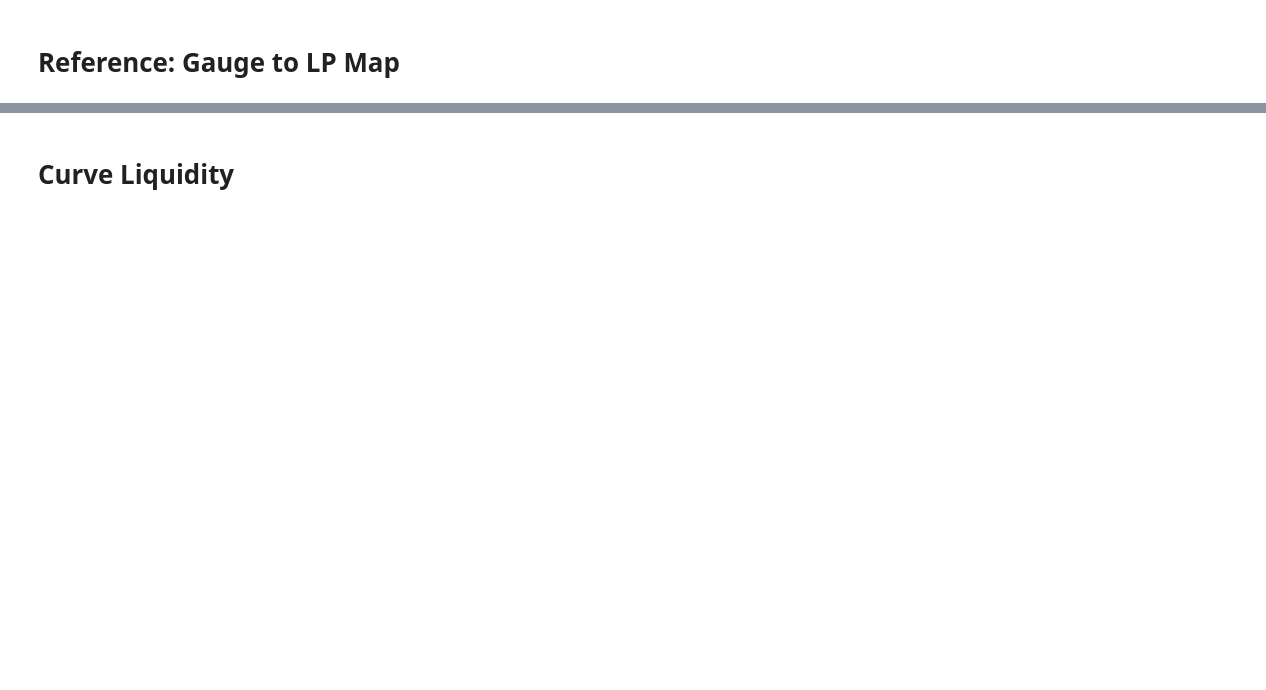
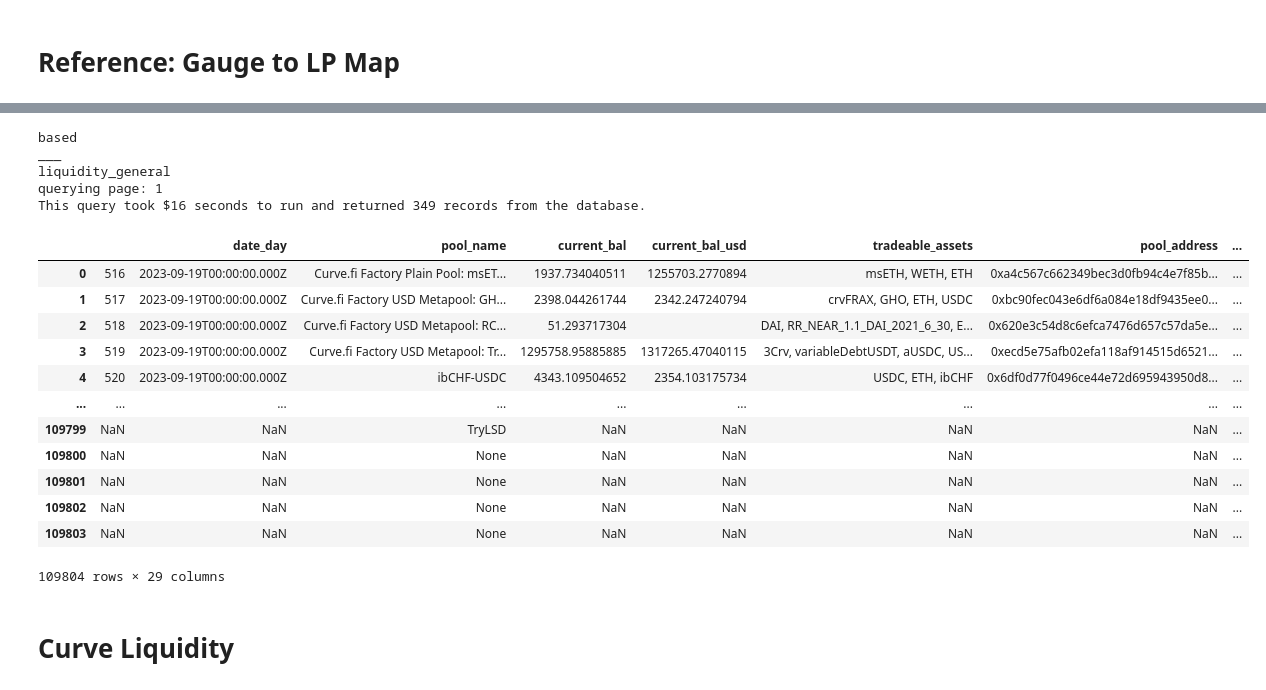
Before and after one commit to ExperimentsWithCode/Center-For-Llamas, a Jupyter notebook: load_data.ipynb, the cells around one changed output, grey strips where cells are left out. Saved outputs shown, nothing was run; the diff lists cells and outputs as text; code cells hidden in the pictures; blank space fills up the shorter version.

```diff
--- a/load_data.ipynb
+++ b/load_data.ipynb
@@ -104,7 +104,7 @@ def query_and_save(_query, _filename, _df_base = [], _page_size = 5000):
                 i += 1
         # Save
         cwd = get_cwd()
-        full_filename = cwd+ data_path + '/' + filename+'.csv'
+        full_filename = cwd+ data_path + '/' + _filename+'.csv'
         df_output.to_csv(full_filename)
     except Exception as e:
         print(e)
@@ -542,6 +645,28 @@ ORDER BY deployed_timestamp DESC
 """
 # %%
 df_curve_gauge_map = query_and_save(gauge_to_lp_map_query, filename, df)
+# %% [output]
+based
+___
+liquidity_general
+querying page: 1
+This query took $16 seconds to run and returned 349 records from the database.
+# %%
+df_curve_gauge_map
+# %% [output]
+|  |  | date_day | pool_name | current_bal | current_bal_usd | tradeable_assets | pool_address | ... |
+| 0 | 516 | 2023-09-19T00:00:00.000Z | Curve.fi Factory Plain Pool: msET... | 1937.734040511 | 1255703.2770894 | msETH, WETH, ETH | 0xa4c567c662349bec3d0fb94c4e7f85b... | ... |
+| 1 | 517 | 2023-09-19T00:00:00.000Z | Curve.fi Factory USD Metapool: GH... | 2398.044261744 | 2342.247240794 | crvFRAX, GHO, ETH, USDC | 0xbc90fec043e6df6a084e18df9435ee0... | ... |
+| 2 | 518 | 2023-09-19T00:00:00.000Z | Curve.fi Factory USD Metapool: RC... | 51.293717304 |  | DAI, RR_NEAR_1.1_DAI_2021_6_30, E... | 0x620e3c54d8c6efca7476d657c57da5e... | ... |
+| 3 | 519 | 2023-09-19T00:00:00.000Z | Curve.fi Factory USD Metapool: Tr... | 1295758.95885885 | 1317265.47040115 | 3Crv, variableDebtUSDT, aUSDC, US... | 0xecd5e75afb02efa118af914515d6521... | ... |
+| 4 | 520 | 2023-09-19T00:00:00.000Z | ibCHF-USDC | 4343.109504652 | 2354.103175734 | USDC, ETH, ibCHF | 0x6df0d77f0496ce44e72d695943950d8... | ... |
+| ... | ... | ... | ... | ... | ... | ... | ... | ... |
+| 109799 | NaN | NaN | TryLSD | NaN | NaN | NaN | NaN | ... |
+| 109800 | NaN | NaN | None | NaN | NaN | NaN | NaN | ... |
+| 109801 | NaN | NaN | None | NaN | NaN | NaN | NaN | ... |
+| 109802 | NaN | NaN | None | NaN | NaN | NaN | NaN | ... |
+| 109803 | NaN | NaN | None | NaN | NaN | NaN | NaN | ... |
+109804 rows × 29 columns
 # %% [markdown]
 # Curve Liquidity
 # %%
```
Also changed, not shown: parts of 16 cells of this notebook, 30 other files.
